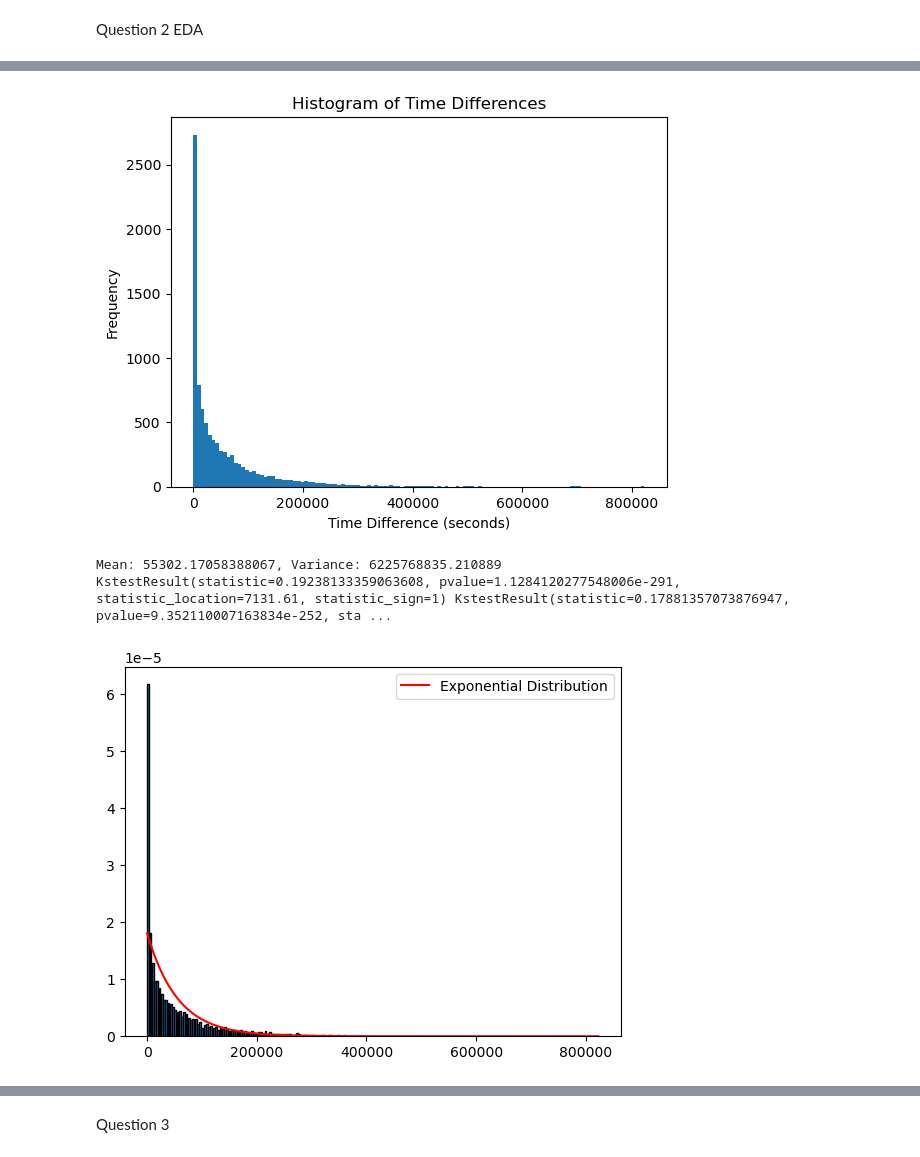
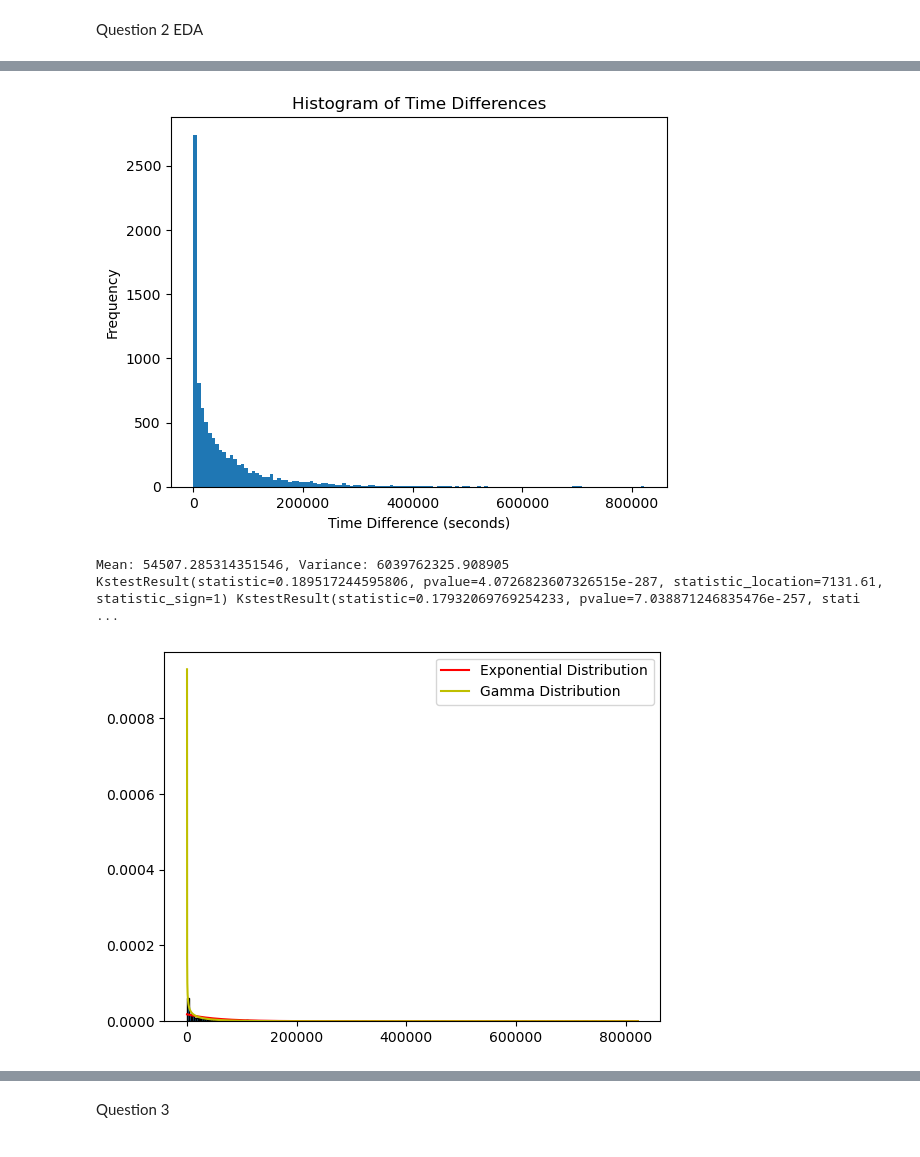
Before and after one commit to Nielsb2000/Assignment_Stochastics_and_Simulation_for_finance, a Jupyter notebook: assignment_2_2DF40_group42.ipynb, the cells around one changed output, grey strips where cells are left out. Drawn from its saved outputs; the diff is of its cells as text; code cells hidden in the pictures.

```diff
--- a/assignment_2_2DF40_group42.ipynb
+++ b/assignment_2_2DF40_group42.ipynb
@@ -29,5 +29,5 @@ dataOrg
 # %%
 dataOrg['DateTime'] = pd.to_datetime(dataOrg['time'])
 data = dataOrg.sort_values(by='DateTime')
-selection2 = data['place'].str.contains('Philippines', case=True)
-data = data[selection2]
+#selection2 = data['place'].str.contains('Philippines', case=True)
+#data = data[selection2]
@@ -235,37 +281,37 @@ plt.title('Histogram of Time Differences')
 plt.xlabel('Time Difference (seconds)')
 plt.ylabel('Frequency')
 plt.show()
 
 M1 = time_diff_data.mean()
 M2 = (time_diff_data**2).mean()
 variance_time_diff = time_diff_data.var()
 print(f'Mean: {M1}, Variance: {variance_time_diff}')
 alphaEst = (M1 ** 2 / (M2 - M1 ** 2))
 
 lamEst = 1/(M1)
 betaEst = 1/(M1)
 estExpDist = stats.expon(scale=1 / lamEst)
 estGammaDist = stats.gamma(alphaEst, scale=1 / betaEst)
 
 
 
 test_gamma = stats.kstest(time_diff_data, estGammaDist.cdf)
 
 test_exponential = stats.kstest(time_diff_data, estExpDist.cdf)
 print(test_exponential,test_gamma)
 
 
 plt.figure()
 plt.hist(time_diff_data, bins=200, rwidth=0.8, edgecolor='black', density=True)
 plt.plot(xs, estExpDist.pdf(xs), 'r', label='Exponential Distribution')
-#plt.plot(xs, estGammaDist.pdf(xs), 'y', label='Gamma Distribution')
+plt.plot(xs, estGammaDist.pdf(xs), 'y', label='Gamma Distribution')
 plt.legend()
 plt.show()
 # %% [output]
 [figure]
-Mean: 55302.17058388067, Variance: 6225768835.210889
-KstestResult(statistic=0.19238133359063608, pvalue=1.1284120277548006e-291, statistic_location=7131.61, statistic_sign=1) KstestResult(statistic=0.17881357073876947, pvalue=9.352110007163834e-252, sta ...
+Mean: 54507.285314351546, Variance: 6039762325.908905
+KstestResult(statistic=0.189517244595806, pvalue=4.0726823607326515e-287, statistic_location=7131.61, statistic_sign=1) KstestResult(statistic=0.17932069769254233, pvalue=7.038871246835476e-257, stati ...
-[figure, old version]
+[figure, new version]
 # %%
 
 # Calculate arrival times from time differences
```
Also changed, not shown: parts of 29 cells of this notebook.
